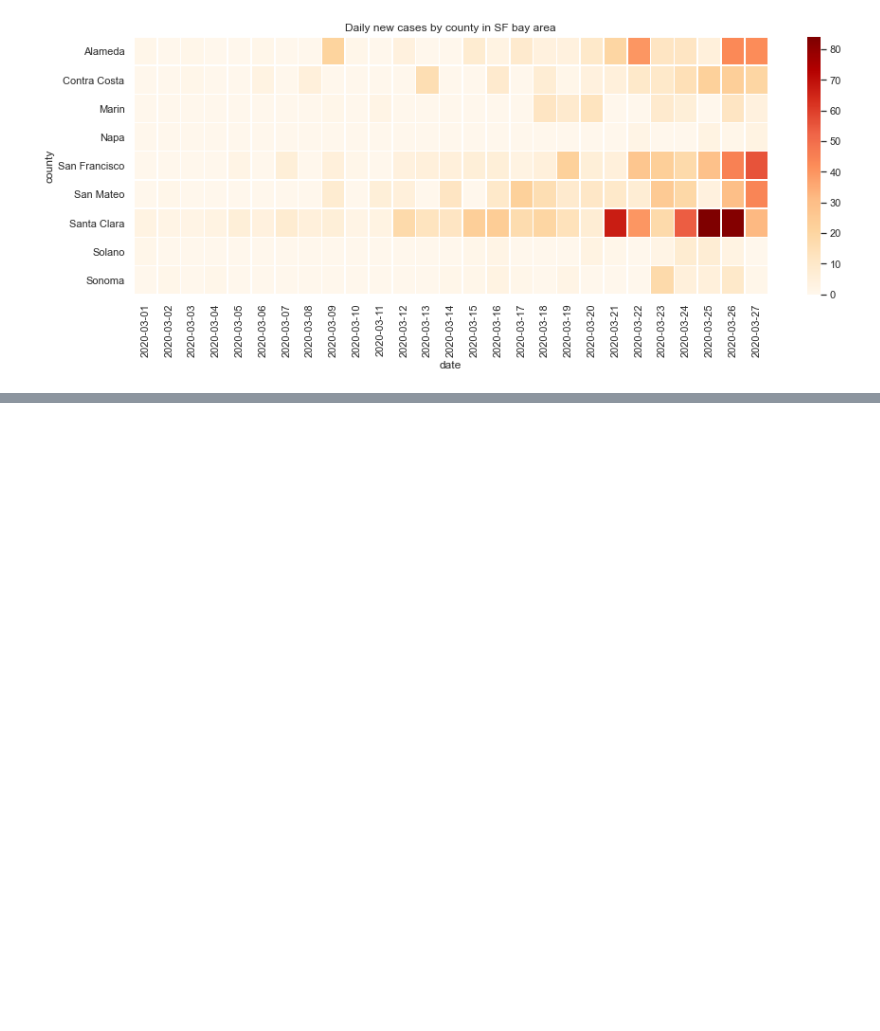
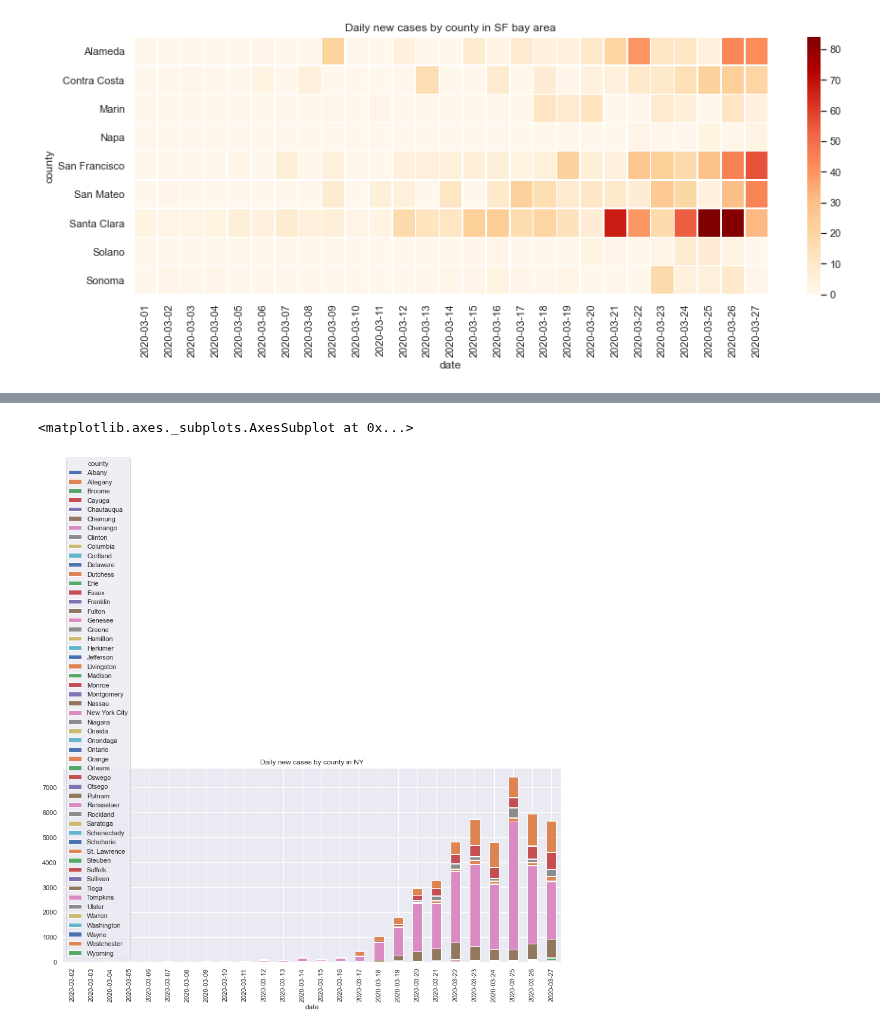
Before and after one commit to yosukesuzuki/covid19-sf-bayarea, a Jupyter notebook: SF-bay-area-COVID19-new-cases-by-county-by-date.ipynb, the cells around one changed output, grey strips where cells are left out. Saved outputs shown, nothing was run; the diff lists cells and outputs as text; code cells hidden in the pictures; blank space fills up the shorter version.

Commit message:
add NY and state data

```diff
--- a/SF-bay-area-COVID19-new-cases-by-county-by-date.ipynb
+++ b/SF-bay-area-COVID19-new-cases-by-county-by-date.ipynb
@@ -84,3 +84,6 @@ sns.heatmap(by_county_by_date_diff.T, cmap="OrRd",linewidths=.5, ax=ax)
 # %% [output]
 <matplotlib.axes._subplots.AxesSubplot at 0x...>
 [figure]
+# %%
+ny_df_mar = df[(df['state']=='New York')&(df['date'] > '2020-02-28')]
+ny_df_mar
@@ -86,0 +104,3 @@ sns.heatmap(by_county_by_date_diff.T, cmap="OrRd",linewidths=.5, ax=ax)
+# %%
+ny_by_county_by_date = ny_df_mar.pivot_table(index='date', columns='county',values='cases', fill_value=0)
+ny_by_county_by_date
@@ -86,0 +127,3 @@ sns.heatmap(by_county_by_date_diff.T, cmap="OrRd",linewidths=.5, ax=ax)
+# %%
+ny_by_county_by_date_diff = ny_by_county_by_date.diff().iloc[1:]
+ny_by_county_by_date_diff
@@ -86,0 +150,5 @@ sns.heatmap(by_county_by_date_diff.T, cmap="OrRd",linewidths=.5, ax=ax)
+# %%
+ny_by_county_by_date_diff.plot.bar(stacked=True, figsize=(15,6), title='Daily new cases by county in NY')
+# %% [output]
+<matplotlib.axes._subplots.AxesSubplot at 0x...>
+[figure, added]
```
Also changed, not shown: parts of 9 cells of this notebook.
